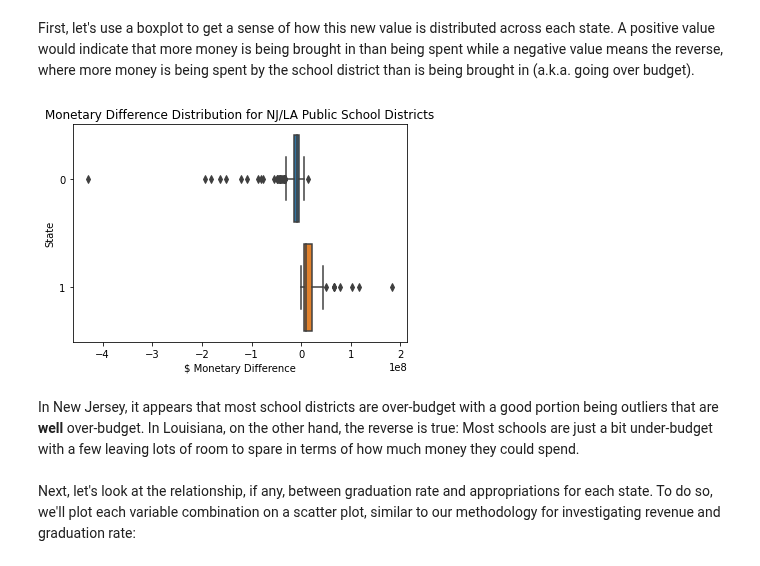
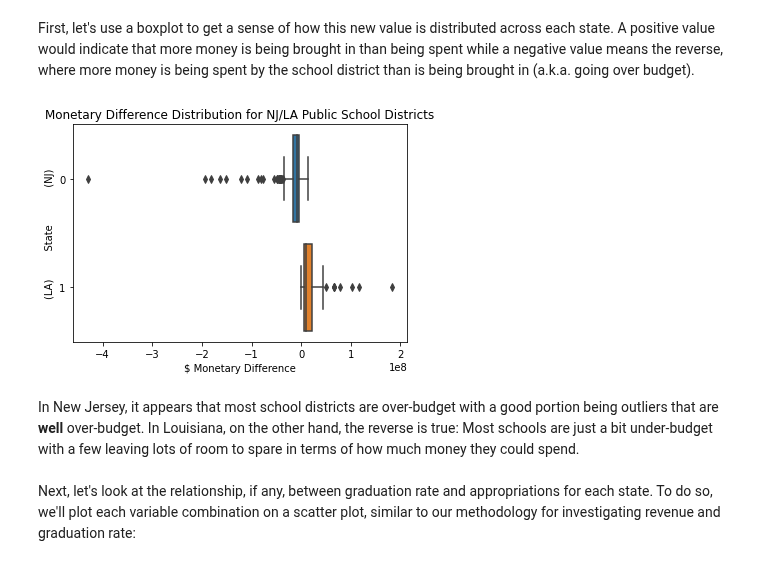
Before and after one commit to NickOuellet/NickOuellet.github.io, a Jupyter notebook: Final_Tutorial.ipynb, the cells around one changed output. Drawn from its saved outputs; the diff is of its cells as text; code cells hidden in the pictures.

```diff
--- a/Final_Tutorial.ipynb
+++ b/Final_Tutorial.ipynb
@@ -620,11 +621,11 @@ First, let's use a boxplot to get a sense of how this new value is distributed a
 # %%
 box = sns.boxplot(data=[nj_finances["Monetary Difference"], la_df["Monetary Difference"]], orient="h").set(
     xlabel='$ Monetary Difference',
-    ylabel='State',
+    ylabel='(LA)         State            (NJ)',
     title="Monetary Difference Distribution for NJ/LA Public School Districts"
 )
 # %% [output]
-[figure, old version]
+[figure, new version]
 # %% [markdown]
 In New Jersey, it appears that most school districts are over-budget with a good portion being outliers that are __well__ over-budget. In Louisiana, on the other hand, the reverse is true: Most schools are just a bit under-budget with a few leaving lots of room to spare in terms of how much money they could spend.
 <br><br>
```
Also changed, not shown: parts of 11 cells of this notebook, 7 other files.
